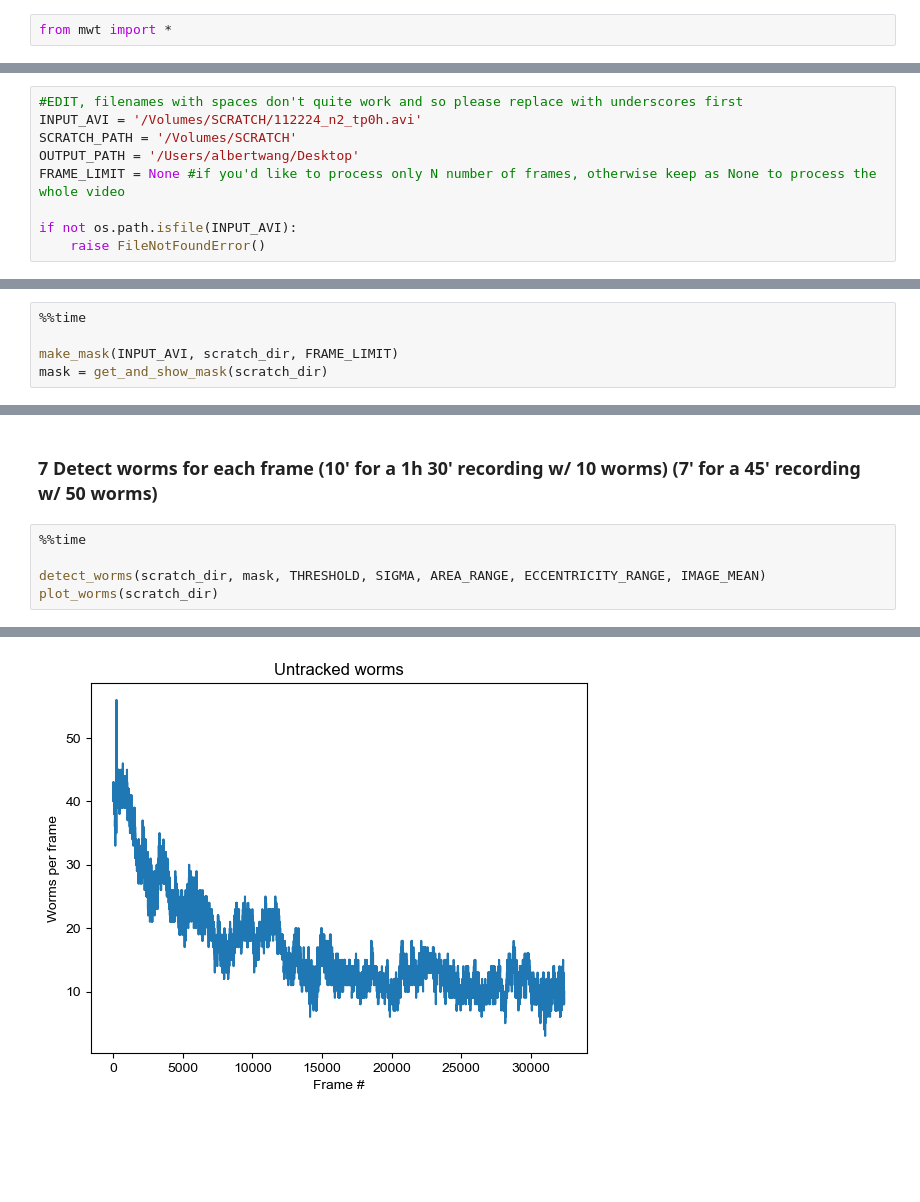
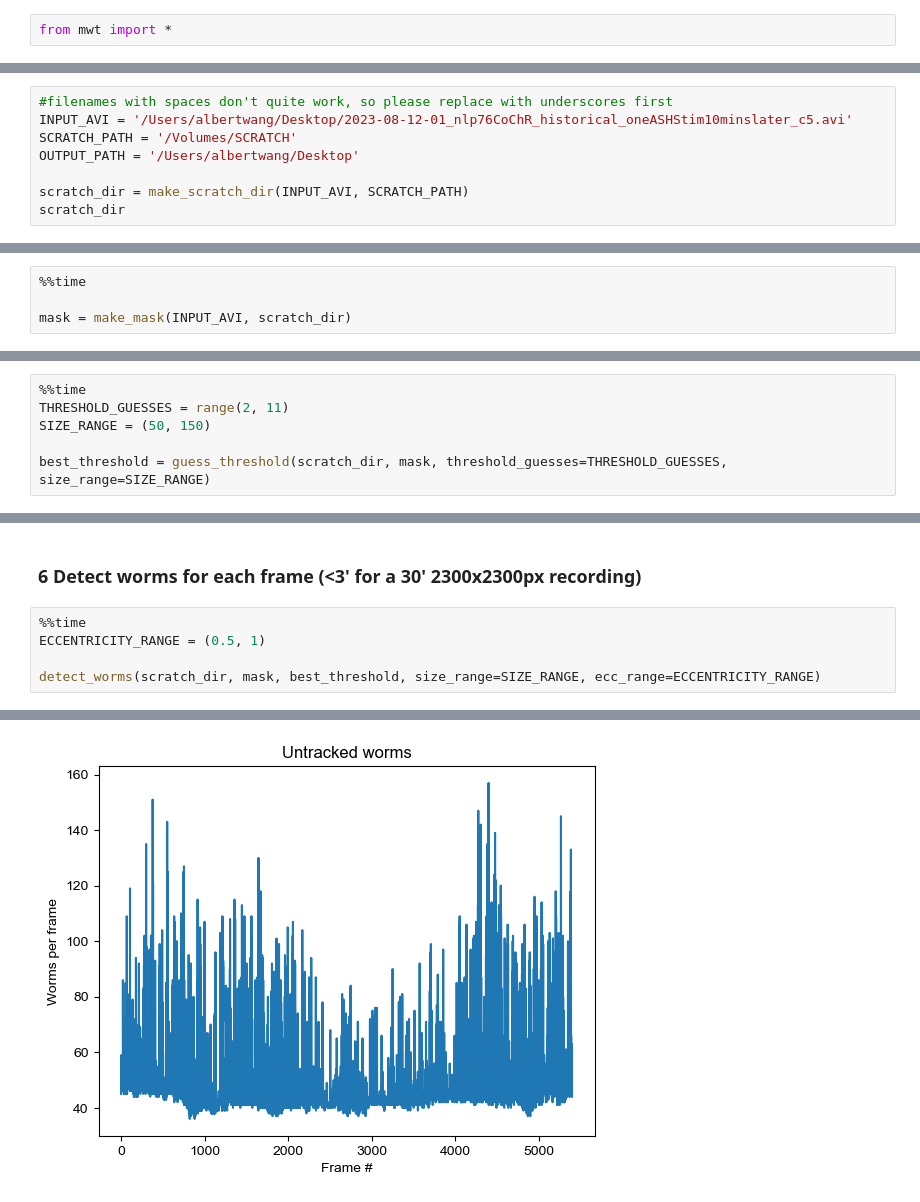
Before and after one commit to azwang10/multi-worm-tracker, a Jupyter notebook: multiwormtracker.ipynb, the cells around one changed output, grey strips where cells are left out. Cells and saved outputs as stored; diff of their text form; blank space fills up the shorter version.

```diff
--- a/multiwormtracker.ipynb
+++ b/multiwormtracker.ipynb
@@ -15,11 +15,10 @@ from mwt import *
 
 The notebook requires a scratch directory with a lot of storage that will be filled with the `.avi` file converted into `.tif` for each individual frame. This scratch directory should have up to 75 GB free (51 GB used for a 1h 30' 3000x1500px recording) (36 GB used for a 45' 2500x2400px recording)
 # %%
-#EDIT, filenames with spaces don't quite work and so please replace with underscores first
-INPUT_AVI = '/Volumes/SCRATCH/112224_n2_tp0h.avi'
+#filenames with spaces don't quite work, so please replace with underscores first
+INPUT_AVI = '/Users/albertwang/Desktop/2023-08-12-01_nlp76CoChR_historical_oneASHStim10minslater_c5.avi'
 SCRATCH_PATH = '/Volumes/SCRATCH'
 OUTPUT_PATH = '/Users/albertwang/Desktop'
-FRAME_LIMIT = None #if you'd like to process only N number of frames, otherwise keep as None to process the whole video
 
-if not os.path.isfile(INPUT_AVI):
-    raise FileNotFoundError()
+scratch_dir = make_scratch_dir(INPUT_AVI, SCRATCH_PATH)
+scratch_dir
@@ -35,6 +29,5 @@ scratch_dir
 # %%
 %%time
 
-make_mask(INPUT_AVI, scratch_dir, FRAME_LIMIT)
-mask = get_and_show_mask(scratch_dir)
+mask = make_mask(INPUT_AVI, scratch_dir)
 # %% [output]
@@ -60,0 +59,6 @@ check_params(scratch_dir, mask, THRESHOLD, SIGMA, AREA_RANGE, ECCENTRICITY_RANGE
+# %%
+%%time
+THRESHOLD_GUESSES = range(2, 11)
+SIZE_RANGE = (50, 150)
+
+best_threshold = guess_threshold(scratch_dir, mask, threshold_guesses=THRESHOLD_GUESSES, size_range=SIZE_RANGE)
@@ -90,8 +98,8 @@ Wall time: 58min 11s
 # %% [markdown]
-### 7 Detect worms for each frame (10' for a 1h 30' recording w/ 10 worms) (7' for a 45' recording w/ 50 worms)
+### 6 Detect worms for each frame (<3' for a 30' 2300x2300px recording)
 # %%
 %%time
+ECCENTRICITY_RANGE = (0.5, 1)
 
-detect_worms(scratch_dir, mask, THRESHOLD, SIGMA, AREA_RANGE, ECCENTRICITY_RANGE, IMAGE_MEAN)
-plot_worms(scratch_dir)
+detect_worms(scratch_dir, mask, best_threshold, size_range=SIZE_RANGE, ecc_range=ECCENTRICITY_RANGE)
 # %% [output]
@@ -100,2 +108,2 @@ Wall time: 1h 59min 3s
-[figure, old version]
+[figure, new version]
 # %% [markdown]
```
Also changed, not shown: parts of 22 cells of this notebook, 1 other file.
